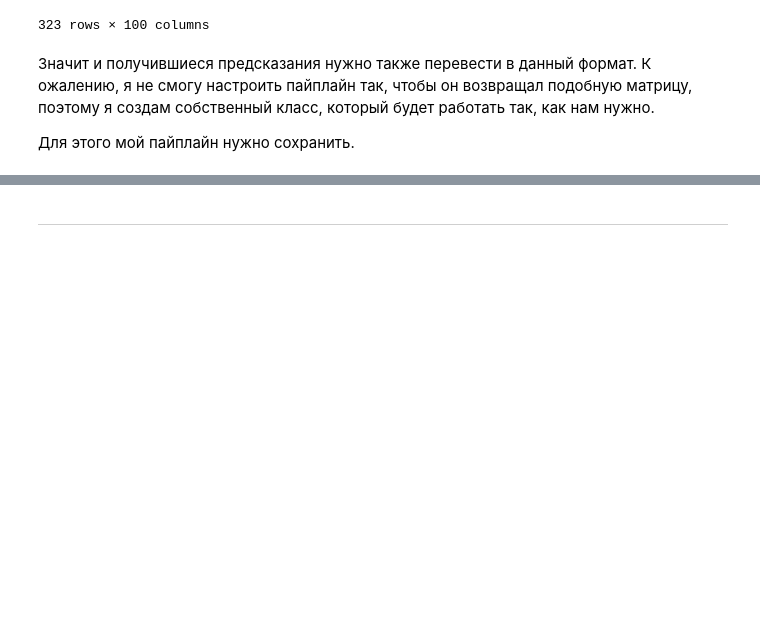
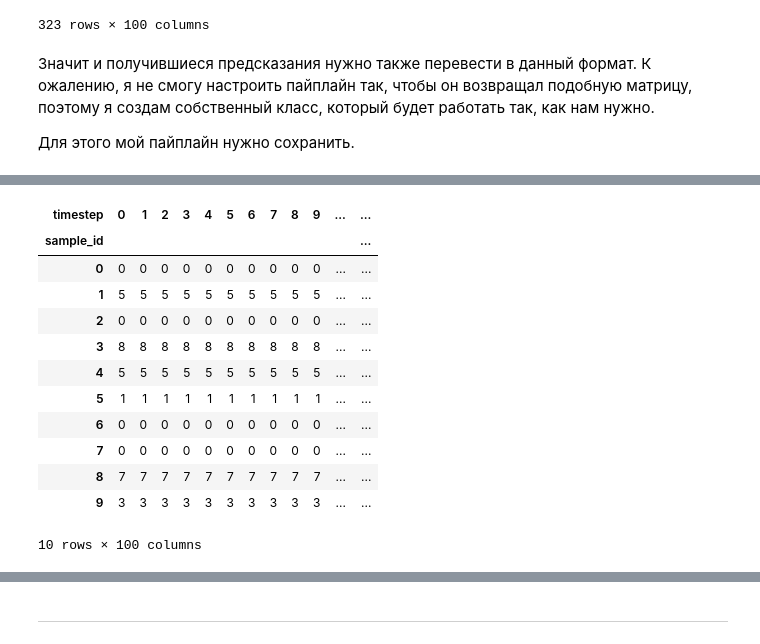
Before and after one commit to georgekovin/Motorica-Classif-Test, a Jupyter notebook: task.ipynb, the cells around one changed output, grey strips where cells are left out. Drawn from its saved outputs; the diff is of its cells as text; code cells hidden in the pictures; blank space fills up the shorter version.

```diff
--- a/task.ipynb
+++ b/task.ipynb
@@ -524,0 +498,28 @@ Wall time: 0 ns
+# %%
+# попробуем предсказать значения для 10 случайных человек
+rand_i = np.random.randint(0, X_train.shape[0], size=10)
+
+X_rand = X_train[rand_i]
+y_rand = y_train_3d.values[rand_i]
+
+
+def show_fit_time(pipeline=MotoricaPipeline()):
+    """Показывает, за какое время пайплайн может обучаться c новыми данными.
+
+    Args:
+    ---
+        pipeline (`MotoricaPipeline`, optional): пайплайн
+
+    Returns:
+    ---
+        `DataFrame` | `NDArray`: результат обучения
+    """
+    start = time.time()
+
+    y = pipeline.fit_predict(X_rand, y_rand, as_df=1)
+    print(f'Wall time: {round(time.time() - start, 2)} sec')
+
+    return y
+
+show_fit_time()
+# %% [output]
@@ -525 +527,14 @@ Wall time: 0 ns
+| timestep | 0 | 1 | 2 | 3 | 4 | 5 | 6 | 7 | 8 | 9 | ... | ... |
+| sample_id |  |  |  |  |  |  |  |  |  |  |  | ... |
+| 0 | 0 | 0 | 0 | 0 | 0 | 0 | 0 | 0 | 0 | 0 | ... | ... |
+| 1 | 5 | 5 | 5 | 5 | 5 | 5 | 5 | 5 | 5 | 5 | ... | ... |
+| 2 | 0 | 0 | 0 | 0 | 0 | 0 | 0 | 0 | 0 | 0 | ... | ... |
+| 3 | 8 | 8 | 8 | 8 | 8 | 8 | 8 | 8 | 8 | 8 | ... | ... |
+| 4 | 5 | 5 | 5 | 5 | 5 | 5 | 5 | 5 | 5 | 5 | ... | ... |
+| 5 | 1 | 1 | 1 | 1 | 1 | 1 | 1 | 1 | 1 | 1 | ... | ... |
+| 6 | 0 | 0 | 0 | 0 | 0 | 0 | 0 | 0 | 0 | 0 | ... | ... |
+| 7 | 0 | 0 | 0 | 0 | 0 | 0 | 0 | 0 | 0 | 0 | ... | ... |
+| 8 | 7 | 7 | 7 | 7 | 7 | 7 | 7 | 7 | 7 | 7 | ... | ... |
+| 9 | 3 | 3 | 3 | 3 | 3 | 3 | 3 | 3 | 3 | 3 | ... | ... |
+10 rows × 100 columns
 # %% [markdown]
```
Also changed, not shown: parts of 7 cells of this notebook, 3 other files.
